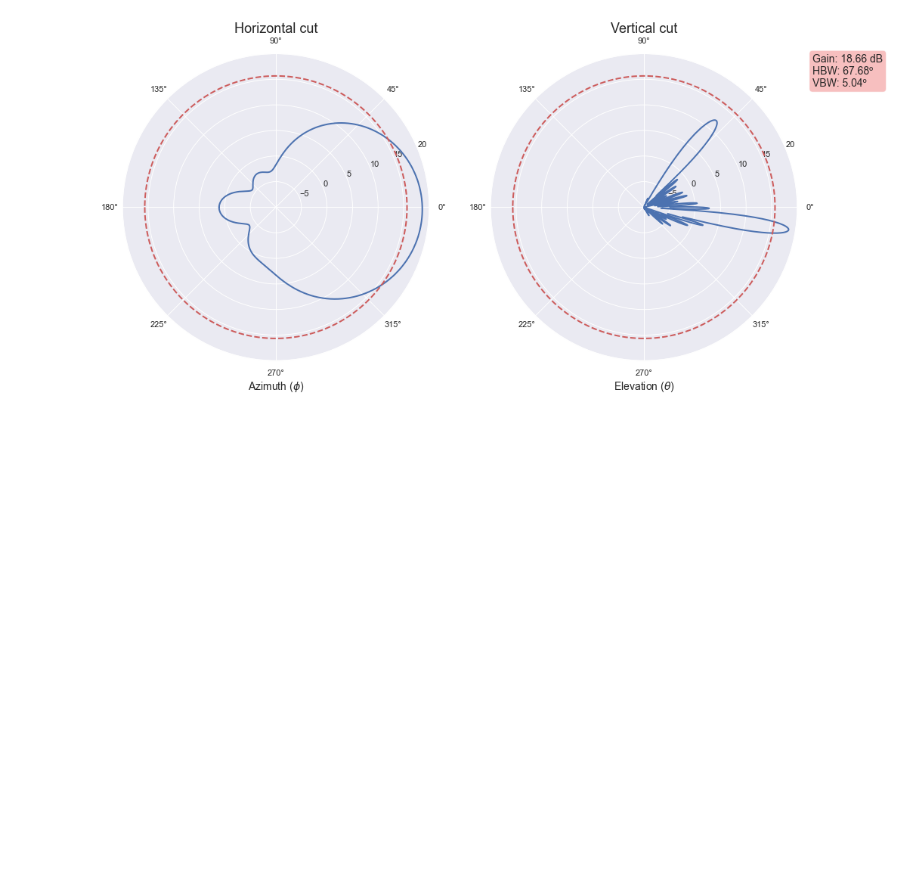
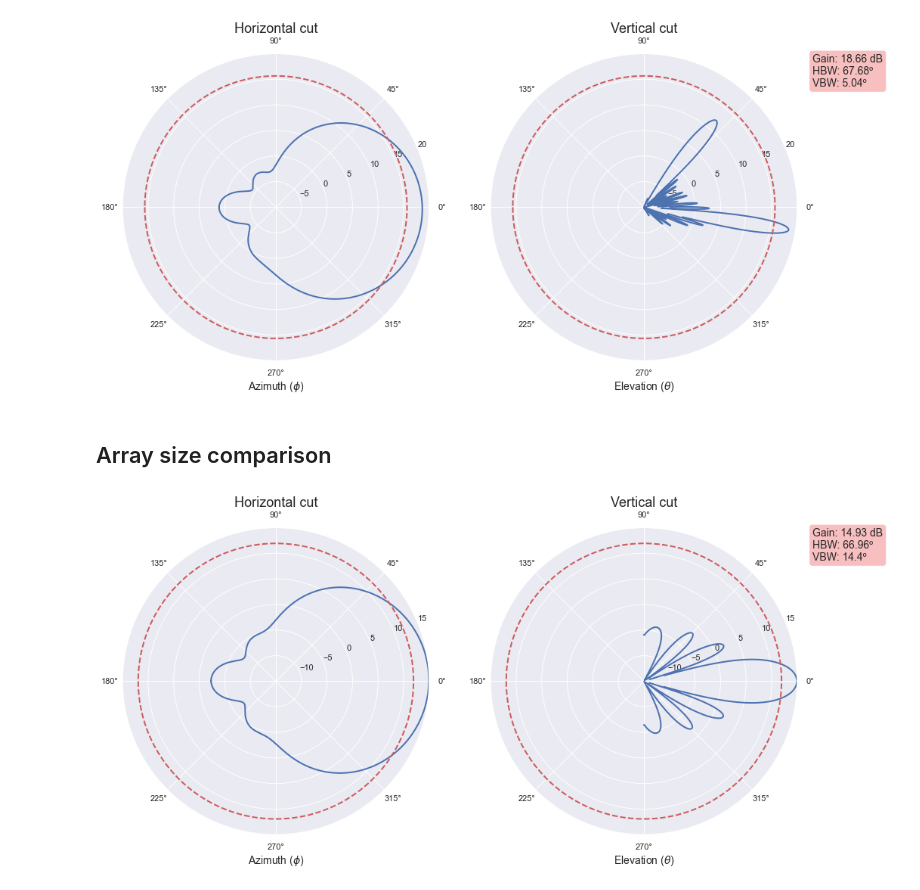
Before and after one commit to gvillalba86/PatternCalculator, a Jupyter notebook: arrayExample.ipynb, the cells around one changed output. Drawn from its saved outputs; the diff is of its cells as text; code cells hidden in the pictures; blank space fills up the shorter version.

```diff
--- a/arrayExample.ipynb
+++ b/arrayExample.ipynb
@@ -157,3 +162,27 @@ plotCutsPolar(array3.arrayPattern(2690e6), normalize=False)
 # %% [output]
 [figure]
 [figure]
+# %% [markdown]
+## Array size comparison
+# %%
+## Make ARRAY
+nElements = 4
+amplitude = [1 for _ in range(nElements)]
+phaseProg = 0 # Phase progression
+phase = [phaseProg*i for i in range(nElements)]
+
+sep = 0.120
+xpos = [0 for _ in range(nElements)]
+ypos = [0 for _ in range(nElements)]
+zpos = [sep*i for i in range(nElements)]
+
+# Create array of elements
+elements4 = element_array(xpos, ypos, zpos, amplitude, phase)
+
+# Create Array object
+array4 = Array(elements4, eleData[:,:,0])
+
+
+plotCutsPolar(array4.arrayPattern(2200e6), normalize=False)
+# %% [output]
+[figure, added]
```
Also changed, not shown: parts of 2 cells of this notebook, 1 other file.
